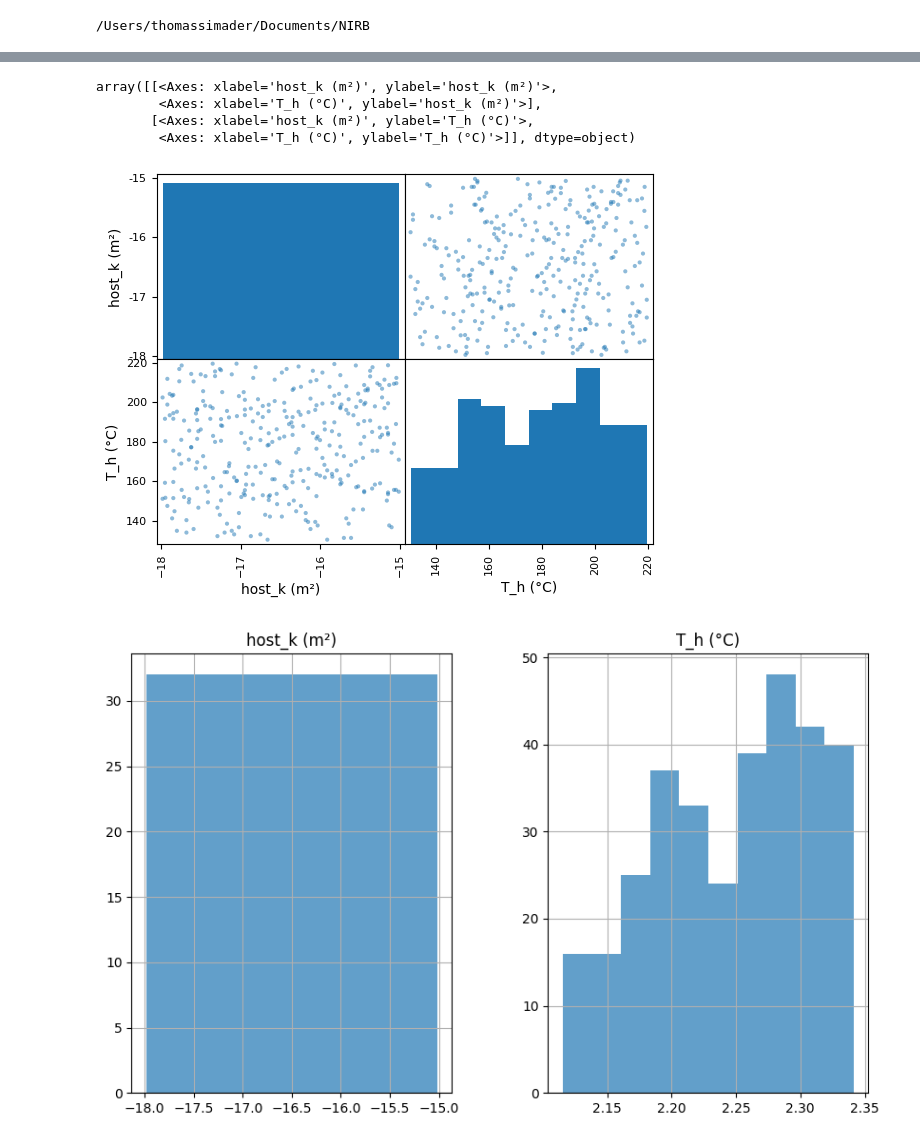
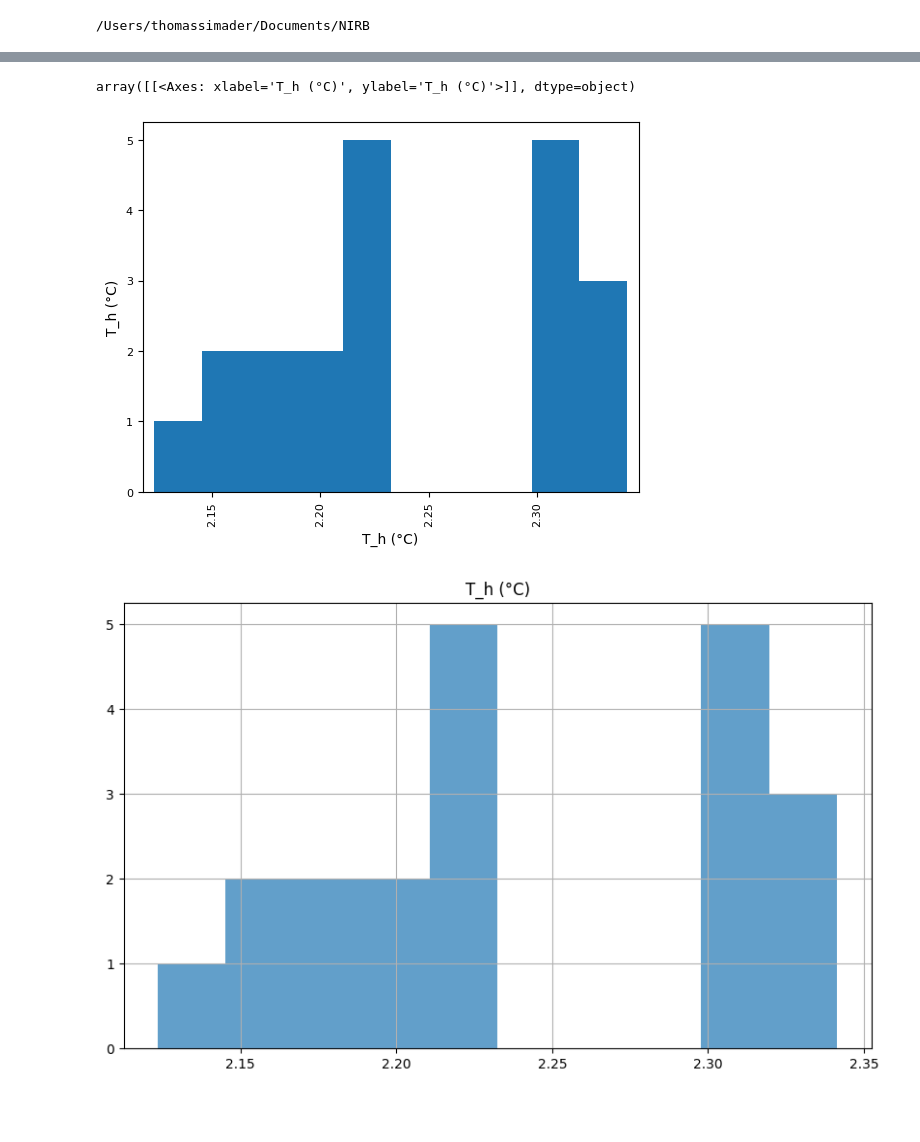
Before and after one commit to sito115/NIRB_FaultConvection, a Jupyter notebook: notebooks/A_plot_samples.ipynb, the cells around one changed output, grey strips where cells are left out. Cells and saved outputs as stored; diff of their text form; code cells hidden in the pictures; blank space fills up the shorter version.

```diff
--- a/notebooks/A_plot_samples.ipynb
+++ b/notebooks/A_plot_samples.ipynb
@@ -13,8 +13,9 @@ from src.utils import load_pint_data
 from src.utils.pint_units import PREFERRED_UNITS
 # %%
 ROOT = Path.cwd().parent
-VERSION = "01"
-DATA_TYPE = "Training"
+IS_EXPORT = True
+VERSION = "07"
+DATA_TYPE = "Test"
 print(ROOT)
 # %% [output]
 /Users/thomassimader/Documents/NIRB
@@ -94,14 +72,12 @@ first_col = df_training.columns[0]
 df_transformed[first_col] = np.log10(df_training[first_col])
 pd.plotting.scatter_matrix(df_transformed)
 # %% [output]
-array([[<Axes: xlabel='host_k (m²)', ylabel='host_k (m²)'>,
-        <Axes: xlabel='T_h (°C)', ylabel='host_k (m²)'>],
-       [<Axes: xlabel='host_k (m²)', ylabel='T_h (°C)'>,
-        <Axes: xlabel='T_h (°C)', ylabel='T_h (°C)'>]], dtype=object)
+array([[<Axes: xlabel='T_h (°C)', ylabel='T_h (°C)'>]], dtype=object)
-[figure, old version]
+[figure, new version]
 # %%
 df_training.apply(lambda x : np.log10(x)).hist(figsize=(10, 6), alpha=0.7);
-plt.savefig(df_path.parent / f"{DATA_TYPE}_histogram_log.png", dpi=300, bbox_inches='tight')  # You can change the filename and format
+if IS_EXPORT:
+    plt.savefig(df_path.parent / f"{DATA_TYPE}_histogram_log.png", dpi=300, bbox_inches='tight')  # You can change the filename and format
 plt.show()  # Close the figure if you're done with it
 # %% [output]
-[figure, old version]
+[figure, new version]
```
Also changed, not shown: parts of 6 cells of this notebook, 15 other files.
